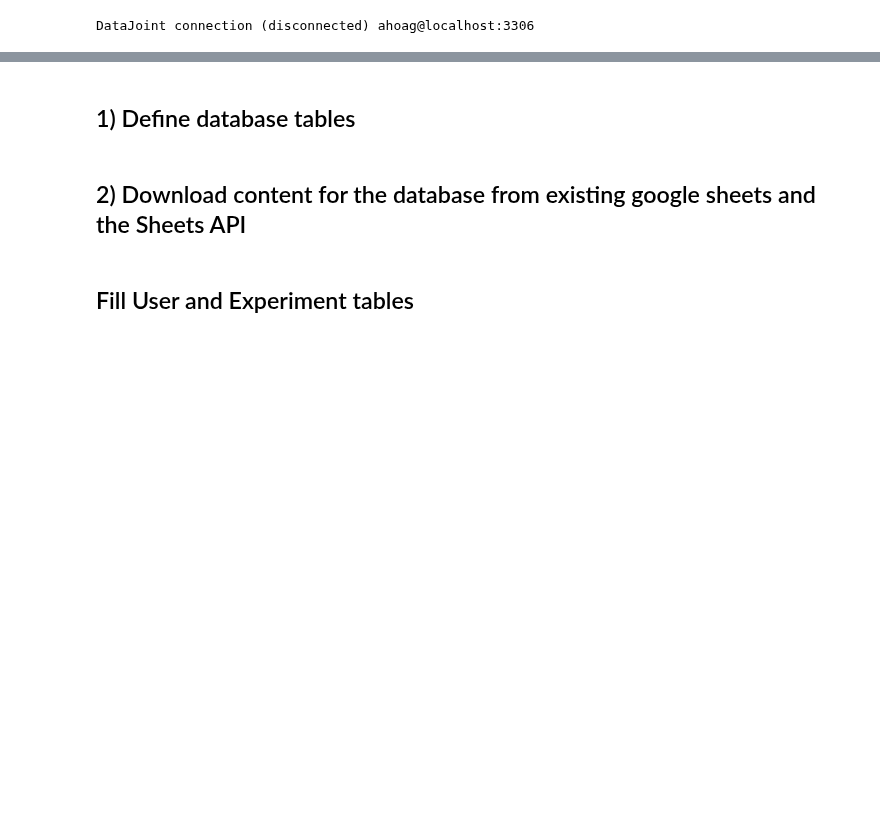
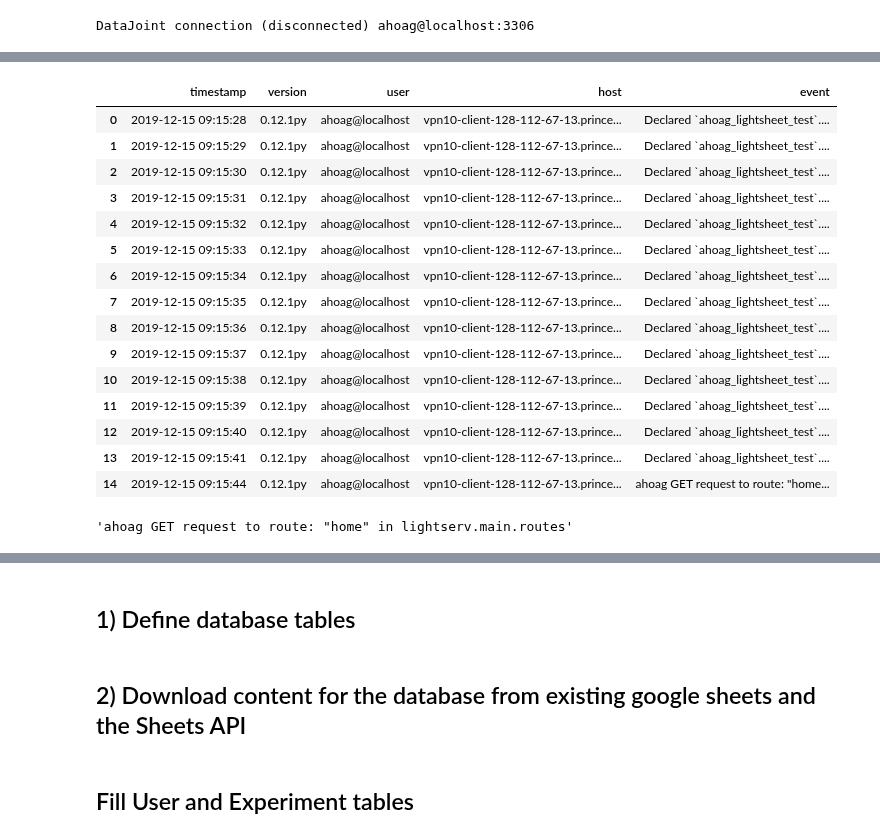
Before and after one commit to BrainCOGS/lightserv, a Jupyter notebook: notebooks/datajoint_sandbox.ipynb, the cells around one changed output, grey strips where cells are left out. Cells and saved outputs as stored; diff of their text form; code cells hidden in the pictures; blank space fills up the shorter version.

```diff
--- a/notebooks/datajoint_sandbox.ipynb
+++ b/notebooks/datajoint_sandbox.ipynb
@@ -46,6 +41,7 @@ Total: 1
 # %%
 from datajoint.table import Log               # Import Log table
-logger = Log(dj.conn(), database='ahoag_lightsheet_demo') # Initialize logger
+logger = Log(dj.conn(), database='ahoag_lightsheet_test') # Initialize logger
 # logger('Custom event string.')                # Log message
 # q = logger & 'event="Custom event string."'   # Query logger
 # q.fetch1('timestamp')                         # Fetch logger
+logger
@@ -63,0 +65,23 @@ Total: 1
+# %%
+pd.DataFrame(logger.fetch())
+# %% [output]
+|  | timestamp | version | user | host | event |
+| 0 | 2019-12-15 09:15:28 | 0.12.1py | ahoag@localhost | vpn10-client-128-112-67-13.prince... | Declared `ahoag_lightsheet_test`.... |
+| 1 | 2019-12-15 09:15:29 | 0.12.1py | ahoag@localhost | vpn10-client-128-112-67-13.prince... | Declared `ahoag_lightsheet_test`.... |
+| 2 | 2019-12-15 09:15:30 | 0.12.1py | ahoag@localhost | vpn10-client-128-112-67-13.prince... | Declared `ahoag_lightsheet_test`.... |
+| 3 | 2019-12-15 09:15:31 | 0.12.1py | ahoag@localhost | vpn10-client-128-112-67-13.prince... | Declared `ahoag_lightsheet_test`.... |
+| 4 | 2019-12-15 09:15:32 | 0.12.1py | ahoag@localhost | vpn10-client-128-112-67-13.prince... | Declared `ahoag_lightsheet_test`.... |
+| 5 | 2019-12-15 09:15:33 | 0.12.1py | ahoag@localhost | vpn10-client-128-112-67-13.prince... | Declared `ahoag_lightsheet_test`.... |
+| 6 | 2019-12-15 09:15:34 | 0.12.1py | ahoag@localhost | vpn10-client-128-112-67-13.prince... | Declared `ahoag_lightsheet_test`.... |
+| 7 | 2019-12-15 09:15:35 | 0.12.1py | ahoag@localhost | vpn10-client-128-112-67-13.prince... | Declared `ahoag_lightsheet_test`.... |
+| 8 | 2019-12-15 09:15:36 | 0.12.1py | ahoag@localhost | vpn10-client-128-112-67-13.prince... | Declared `ahoag_lightsheet_test`.... |
+| 9 | 2019-12-15 09:15:37 | 0.12.1py | ahoag@localhost | vpn10-client-128-112-67-13.prince... | Declared `ahoag_lightsheet_test`.... |
+| 10 | 2019-12-15 09:15:38 | 0.12.1py | ahoag@localhost | vpn10-client-128-112-67-13.prince... | Declared `ahoag_lightsheet_test`.... |
+| 11 | 2019-12-15 09:15:39 | 0.12.1py | ahoag@localhost | vpn10-client-128-112-67-13.prince... | Declared `ahoag_lightsheet_test`.... |
+| 12 | 2019-12-15 09:15:40 | 0.12.1py | ahoag@localhost | vpn10-client-128-112-67-13.prince... | Declared `ahoag_lightsheet_test`.... |
+| 13 | 2019-12-15 09:15:41 | 0.12.1py | ahoag@localhost | vpn10-client-128-112-67-13.prince... | Declared `ahoag_lightsheet_test`.... |
+| 14 | 2019-12-15 09:15:44 | 0.12.1py | ahoag@localhost | vpn10-client-128-112-67-13.prince... | ahoag GET request to route: "home... |
+# %%
+logger.fetch(as_dict=True)[-1]['event']
+# %% [output]
+'ahoag GET request to route: "home" in lightserv.main.routes'
```
Also changed, not shown: parts of 21 cells of this notebook, 10 other files.
